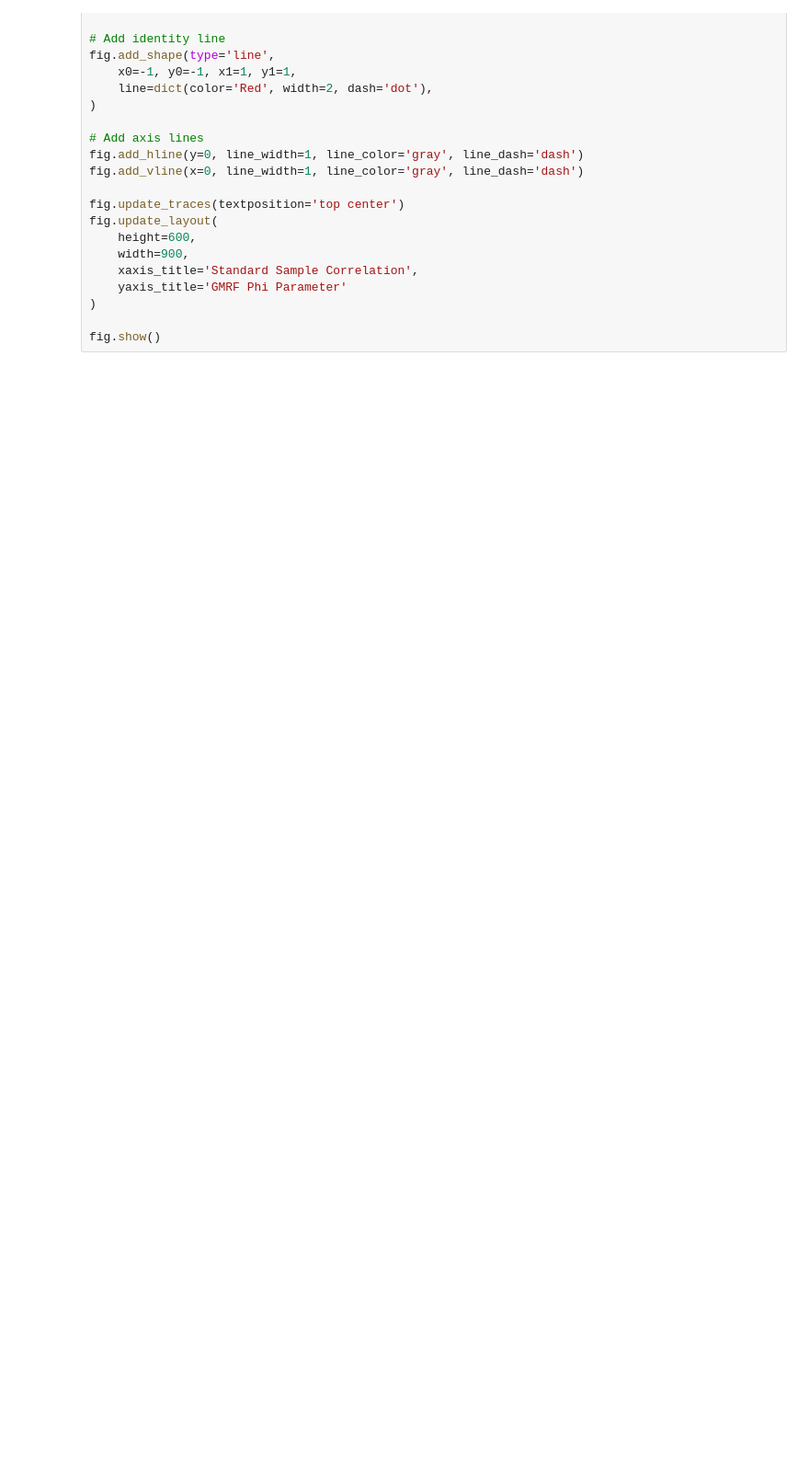
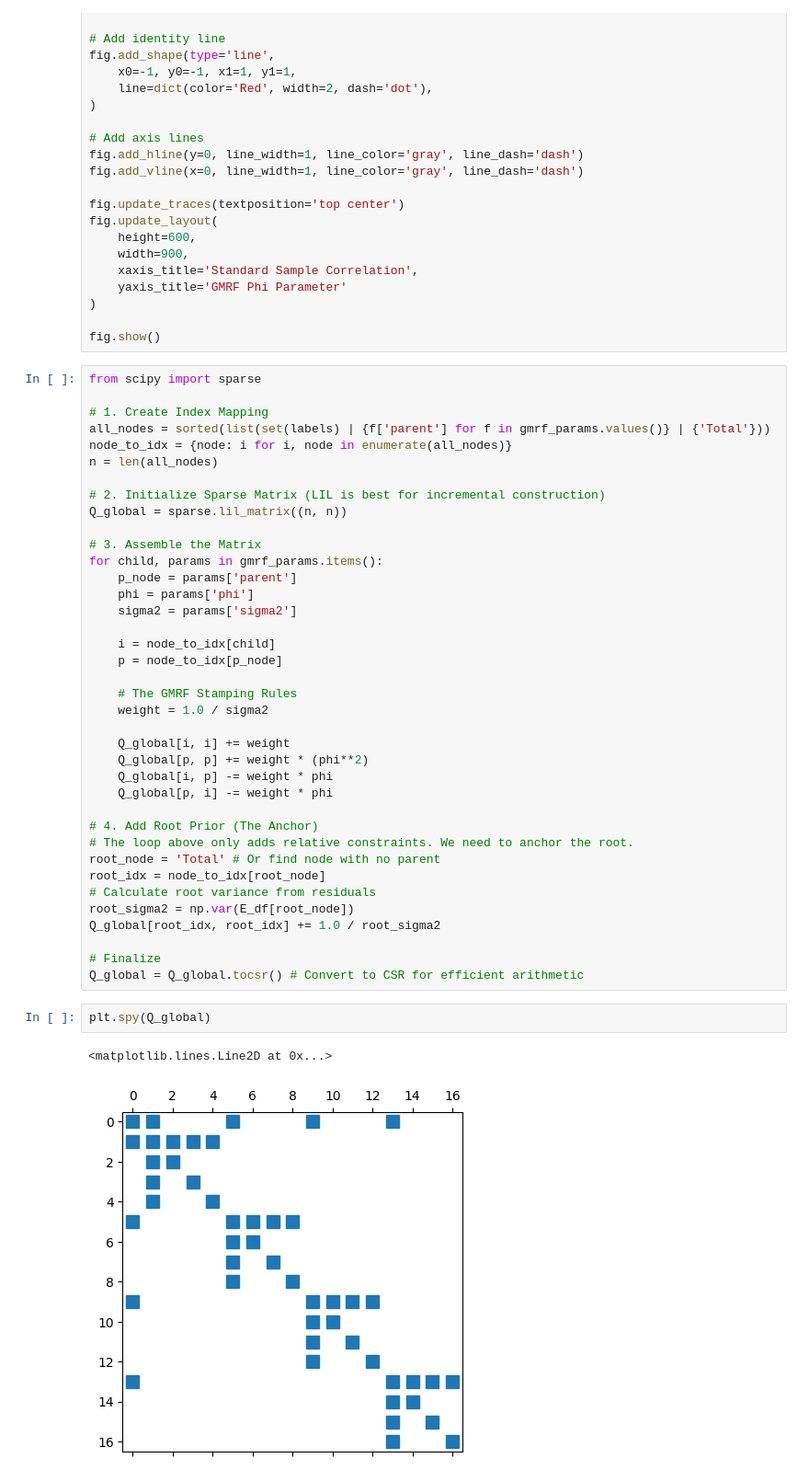
Before and after one commit to marcell-nemeth/HierarchicalTS, a Jupyter notebook: notebooks/mint_synthetic_demo.ipynb, the cells around one changed output. Shown at 92% size. Saved outputs shown, nothing was run; the diff lists cells and outputs as text; blank space fills up the shorter version.

```diff
--- a/notebooks/mint_synthetic_demo.ipynb
+++ b/notebooks/mint_synthetic_demo.ipynb
@@ -326,3 +324,46 @@ fig.update_layout(
 )
 
 fig.show()
+# %%
+from scipy import sparse
+
+# 1. Create Index Mapping
+all_nodes = sorted(list(set(labels) | {f['parent'] for f in gmrf_params.values()} | {'Total'}))
+node_to_idx = {node: i for i, node in enumerate(all_nodes)}
+n = len(all_nodes)
+
+# 2. Initialize Sparse Matrix (LIL is best for incremental construction)
+Q_global = sparse.lil_matrix((n, n))
+
+# 3. Assemble the Matrix
+for child, params in gmrf_params.items():
+    p_node = params['parent']
+    phi = params['phi']
+    sigma2 = params['sigma2']
+
+    i = node_to_idx[child]
+    p = node_to_idx[p_node]
+
+    # The GMRF Stamping Rules
+    weight = 1.0 / sigma2
+
+    Q_global[i, i] += weight
+    Q_global[p, p] += weight * (phi**2)
+    Q_global[i, p] -= weight * phi
+    Q_global[p, i] -= weight * phi
+
+# 4. Add Root Prior (The Anchor)
+# The loop above only adds relative constraints. We need to anchor the root.
+root_node = 'Total' # Or find node with no parent
+root_idx = node_to_idx[root_node]
+# Calculate root variance from residuals
+root_sigma2 = np.var(E_df[root_node])
+Q_global[root_idx, root_idx] += 1.0 / root_sigma2
+
+# Finalize
+Q_global = Q_global.tocsr() # Convert to CSR for efficient arithmetic
+# %%
+plt.spy(Q_global)
+# %% [output]
+<matplotlib.lines.Line2D at 0x...>
+[figure, added]
```
Also changed, not shown: parts of 7 cells of this notebook.
